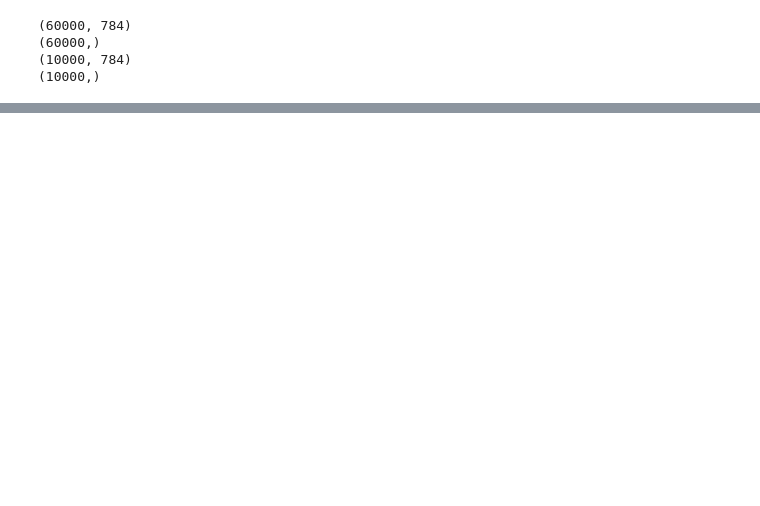
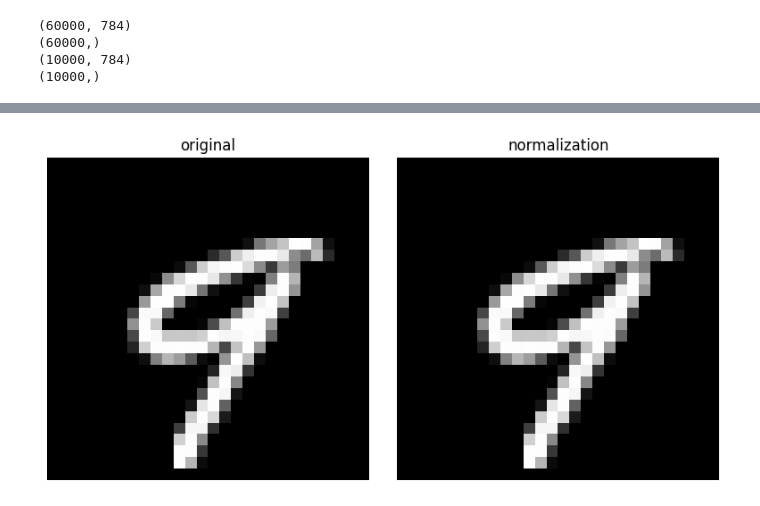
Before and after one commit to chanship72/deepbottom, a Jupyter notebook: chapter3/report_mnist.ipynb, the cells around one changed output, grey strips where cells are left out. Drawn from its saved outputs; the diff is of its cells as text; code cells hidden in the pictures; blank space fills up the shorter version.

```diff
--- a/chapter3/report_mnist.ipynb
+++ b/chapter3/report_mnist.ipynb
@@ -120,0 +138,20 @@ plt.show()
+# %%
+plt.figure(figsize=(8, 4))  # 전체 그래프 크기 조절
+
+# 첫 번째 이미지 출력
+plt.subplot(1, 2, 1)  # 1행 2열 중 첫 번째
+plt.imshow(x[target_idx].reshape(28, 28), cmap='gray')
+plt.title(f"original")
+plt.axis("off")  # 축 제거
+
+# 두 번째 이미지 출력
+plt.subplot(1, 2, 2)  # 1행 2열 중 두 번째
+plt.imshow(x_norm[target_idx].reshape(28, 28), cmap='gray')
+plt.title(f"normalization")
+plt.axis("off")  # 축 제거
+
+# 그래프 표시
+plt.tight_layout()  # 여백 조정
+plt.show()
+# %% [output]
+[figure, added]
```
Also changed, not shown: parts of 7 cells of this notebook, 12 other files.
